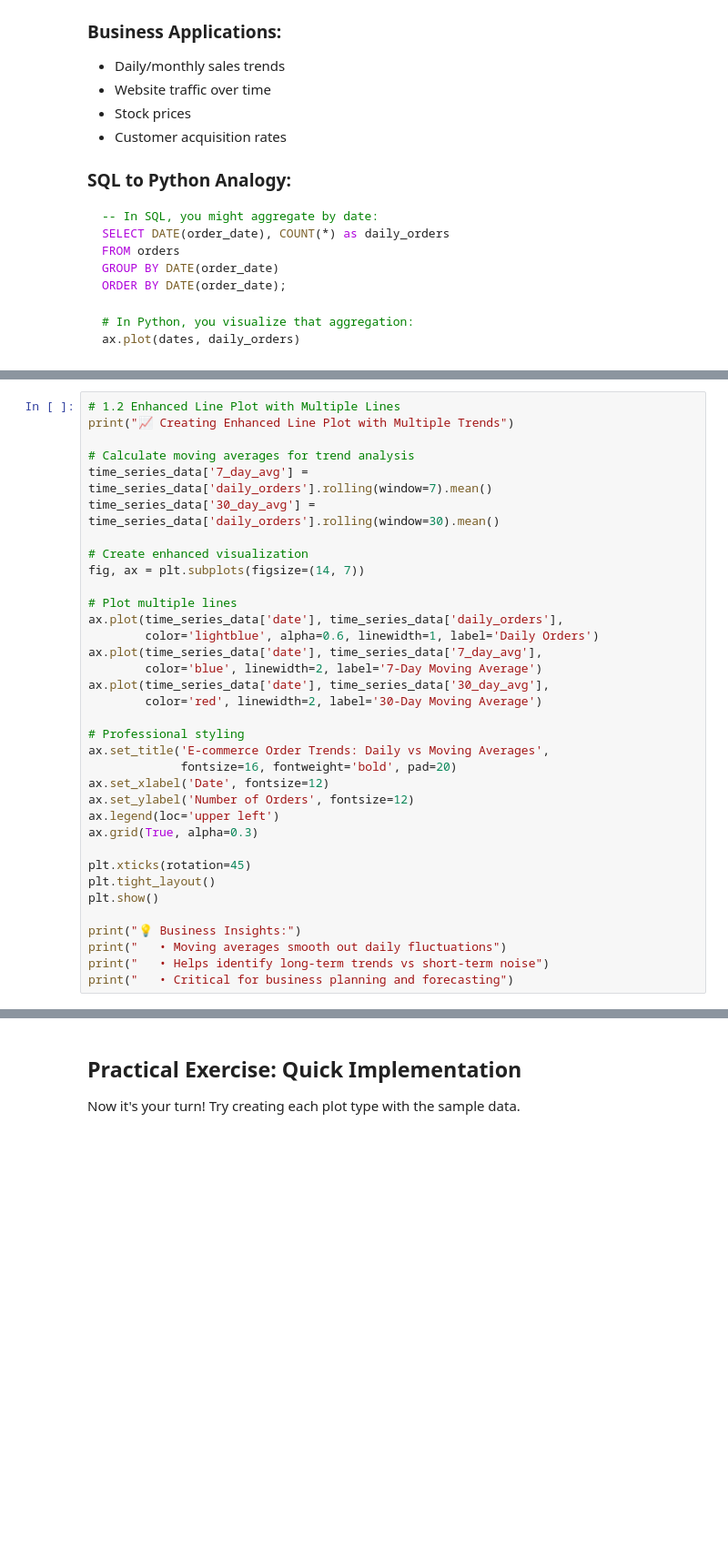
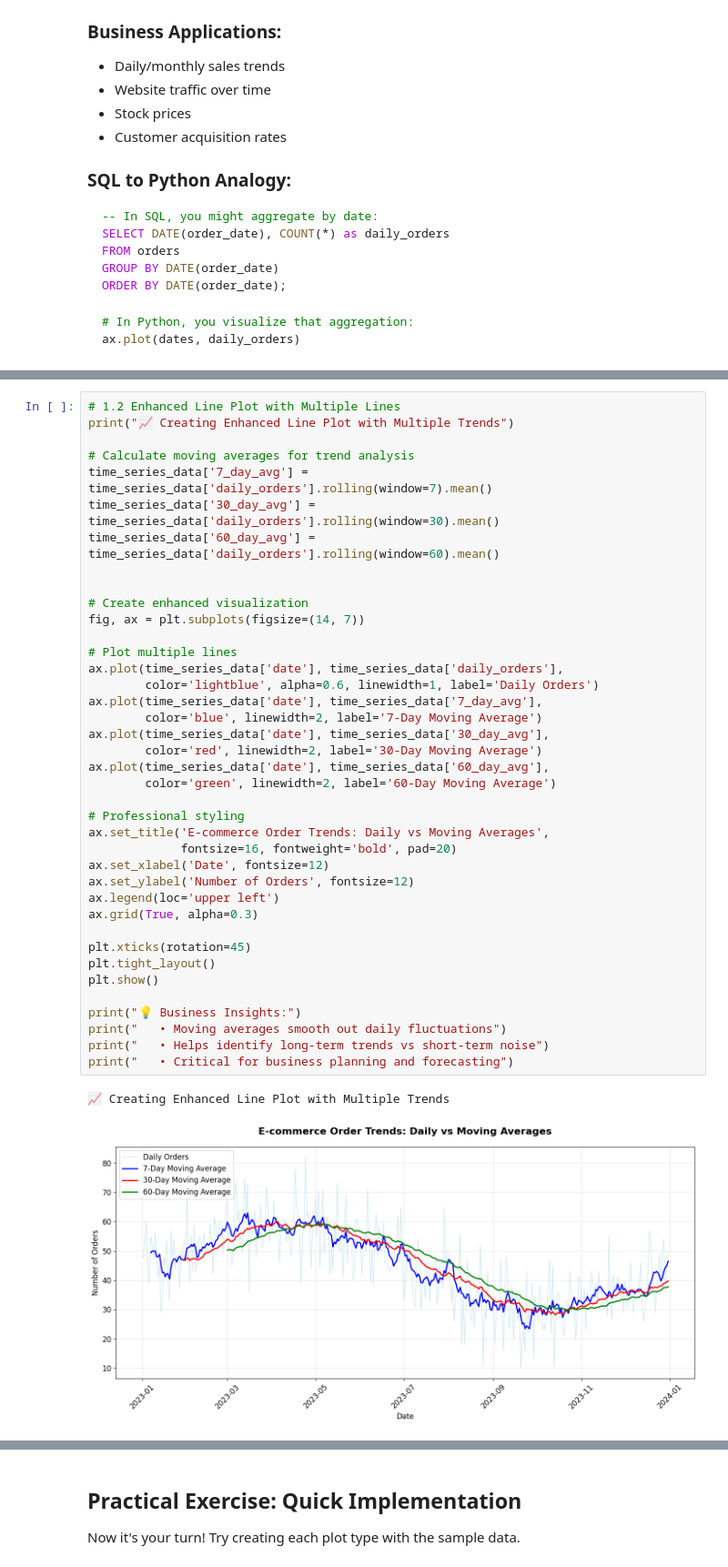
Before and after one commit to olaoluwaoyebola/python-data-analysis-course, a Jupyter notebook: Month_2/Week_5/Lecture/01_matplotlib_basics_part2_architecture.ipynb, the cells around one changed output, grey strips where cells are left out. Shown at 91% size. Saved outputs shown, nothing was run; the diff lists cells and outputs as text; blank space fills up the shorter version.

```diff
--- a/Month_2/Week_5/Lecture/01_matplotlib_basics_part2_architecture.ipynb
+++ b/Month_2/Week_5/Lecture/01_matplotlib_basics_part2_architecture.ipynb
@@ -155,31 +174,38 @@ print("📈 Creating Enhanced Line Plot with Multiple Trends")
 # Calculate moving averages for trend analysis
 time_series_data['7_day_avg'] = time_series_data['daily_orders'].rolling(window=7).mean()
 time_series_data['30_day_avg'] = time_series_data['daily_orders'].rolling(window=30).mean()
+time_series_data['60_day_avg'] = time_series_data['daily_orders'].rolling(window=60).mean()
+
 
 # Create enhanced visualization
 fig, ax = plt.subplots(figsize=(14, 7))
 
 # Plot multiple lines
 ax.plot(time_series_data['date'], time_series_data['daily_orders'],
         color='lightblue', alpha=0.6, linewidth=1, label='Daily Orders')
 ax.plot(time_series_data['date'], time_series_data['7_day_avg'],
         color='blue', linewidth=2, label='7-Day Moving Average')
 ax.plot(time_series_data['date'], time_series_data['30_day_avg'],
         color='red', linewidth=2, label='30-Day Moving Average')
+ax.plot(time_series_data['date'], time_series_data['60_day_avg'],
+        color='green', linewidth=2, label='60-Day Moving Average')
 
 # Professional styling
 ax.set_title('E-commerce Order Trends: Daily vs Moving Averages',
              fontsize=16, fontweight='bold', pad=20)
 ax.set_xlabel('Date', fontsize=12)
 ax.set_ylabel('Number of Orders', fontsize=12)
 ax.legend(loc='upper left')
 ax.grid(True, alpha=0.3)
 
 plt.xticks(rotation=45)
 plt.tight_layout()
 plt.show()
 
 print("💡 Business Insights:")
 print("   • Moving averages smooth out daily fluctuations")
 print("   • Helps identify long-term trends vs short-term noise")
 print("   • Critical for business planning and forecasting")
+# %% [output]
+📈 Creating Enhanced Line Plot with Multiple Trends
+[figure, added]
```
Also changed, not shown: parts of 14 cells of this notebook, 1 other file.
